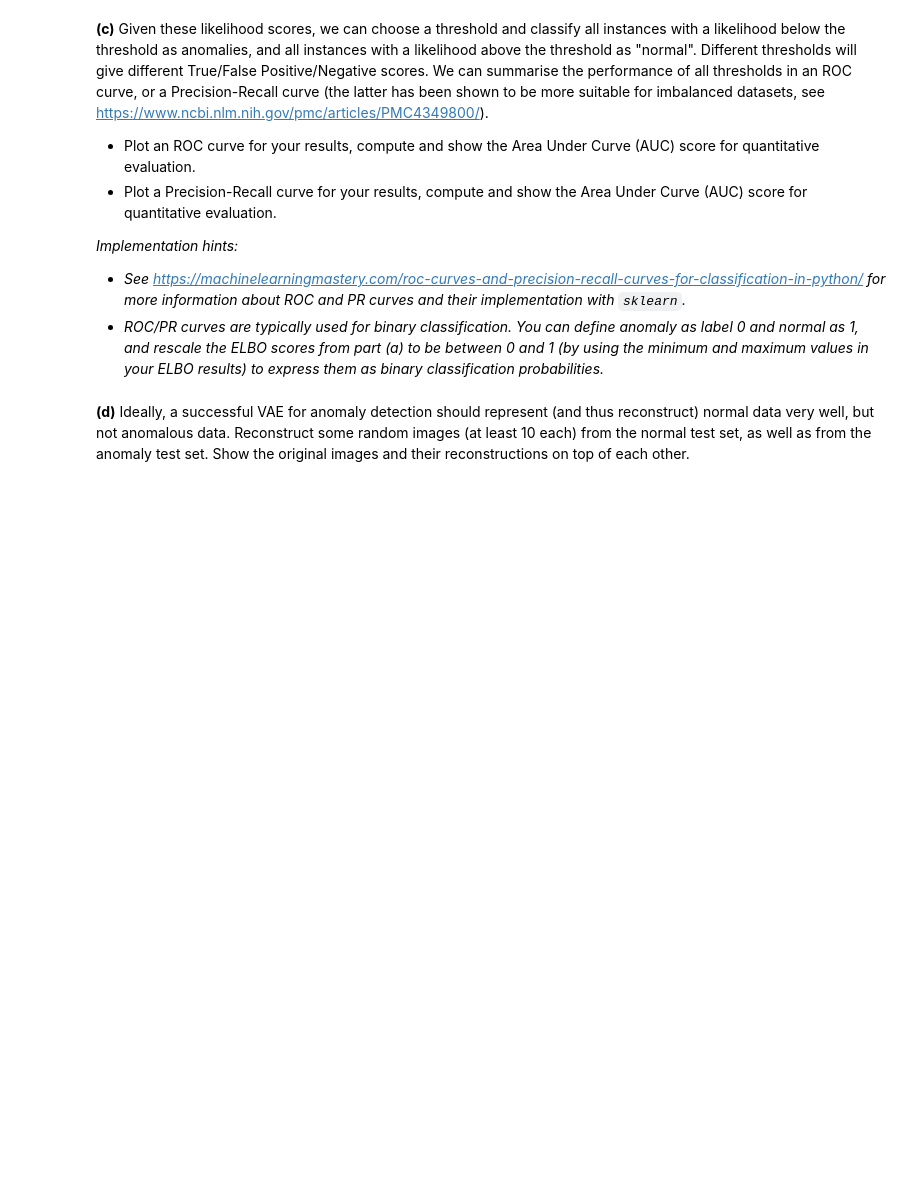
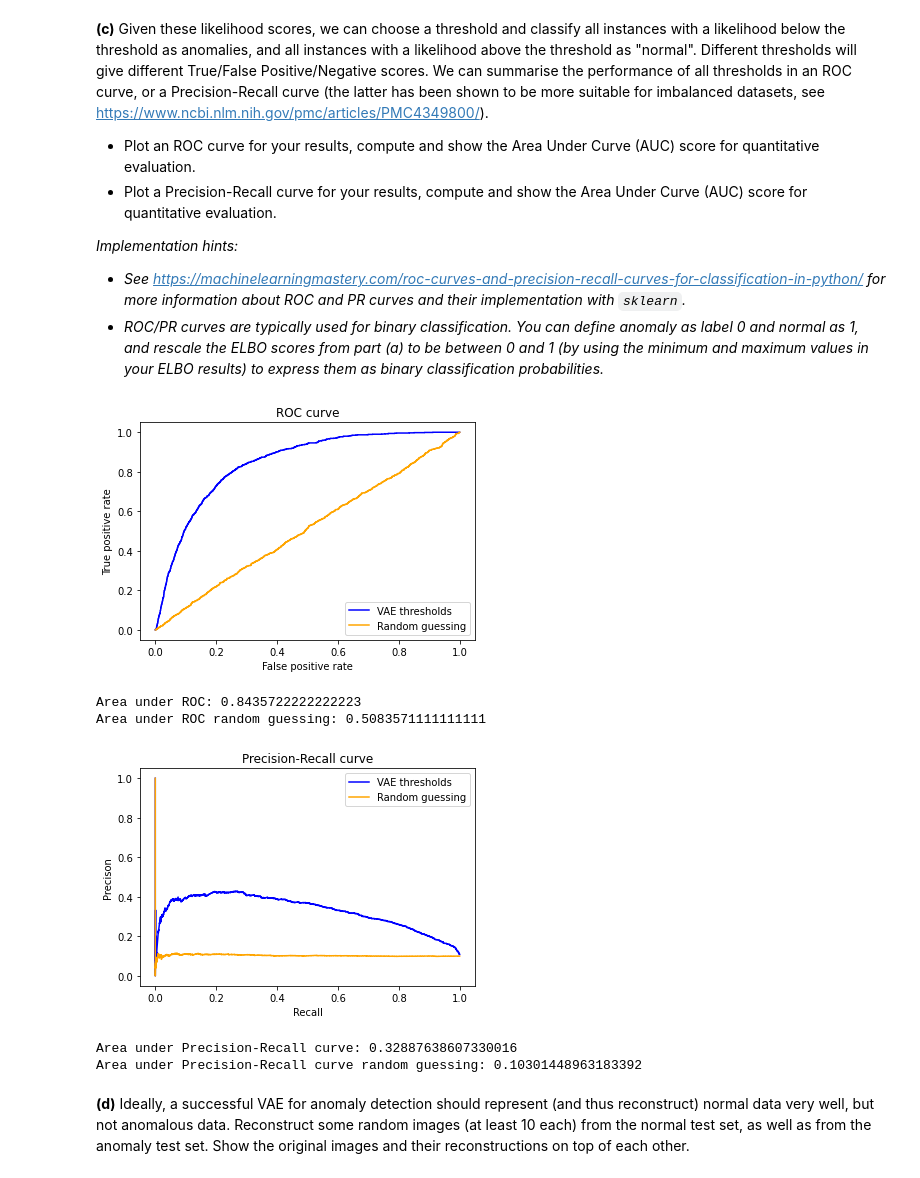
Before and after one commit to tommasobonomo/deeplearning-assignments, a Jupyter notebook: Assignment 4/Assignment_4.ipynb, the cells around one changed output. Drawn from its saved outputs; the diff is of its cells as text; code cells hidden in the pictures; blank space fills up the shorter version.

```diff
--- a/Assignment 4/Assignment_4.ipynb
+++ b/Assignment 4/Assignment_4.ipynb
@@ -91,2 +300,49 @@ Qualitatively inspect if the VAE is trained well. The latent space plots we saw
+# %%
+#### INSERT CODE HERE ####
+losses_min = min(normal_test_losses.min(), anomaly_test_losses.min())
+losses_max = max(normal_test_losses.max(), anomaly_test_losses.max())
+scaled_normal_losses = (normal_test_losses - losses_max) / (losses_min - losses_max)
+scaled_anomaly_losses = (anomaly_test_losses - losses_max) / (losses_min - losses_max)
+
+y_true = np.concatenate((np.zeros_like(normal_test_losses), np.ones_like(anomaly_test_losses)))
+y_pred = np.concatenate((scaled_normal_losses, scaled_anomaly_losses))
+y_pred_random = np.random.uniform(size=y_pred.shape)
+
+fpr, tpr, thresholds_roc = roc_curve(y_true, y_pred)
+random_fpr, random_tpr, _ = roc_curve(y_true, y_pred_random)
+plt.plot(fpr, tpr, color="blue", label="VAE thresholds")
+plt.plot(random_fpr, random_tpr, color="orange", label="Random guessing")
+plt.title("ROC curve")
+plt.xlabel("False positive rate")
+plt.ylabel("True positive rate")
+plt.legend()
+plt.show()
+
+auroc = auc(fpr, tpr)
+auroc_random = auc(random_fpr, random_tpr)
+print(f"Area under ROC: {auroc}")
+print(f"Area under ROC random guessing: {auroc_random}")
+
+precision, recall, thresholds_prc = precision_recall_curve(y_true, y_pred)
+precision_random, recall_random, _ = precision_recall_curve(y_true, y_pred_random)
+plt.plot(recall, precision, color="blue", label="VAE thresholds")
+plt.plot(recall_random, precision_random, color="orange", label="Random guessing")
+plt.title("Precision-Recall curve")
+plt.xlabel("Recall")
+plt.ylabel("Precison")
+plt.legend()
+plt.show()
+
+auprc = auc(recall, precision)
+auprc_random = auc(recall_random, precision_random)
+print(f"Area under Precision-Recall curve: {auprc}")
+print(f"Area under Precision-Recall curve random guessing: {auprc_random}")
+# %% [output]
+[figure, added]
+Area under ROC: 0.8435722222222223
+Area under ROC random guessing: 0.5083571111111111
+[figure, added]
+Area under Precision-Recall curve: 0.32887638607330016
+Area under Precision-Recall curve random guessing: 0.10301448963183392
 # %% [markdown]
 **(d)** Ideally, a successful VAE for anomaly detection should represent (and thus reconstruct) normal data very well, but not anomalous data. Reconstruct some random images (at least 10 each) from the normal test set, as well as from the anomaly test set. Show the original images and their reconstructions on top of each other.
```
Also changed, not shown: parts of 23 cells of this notebook.
